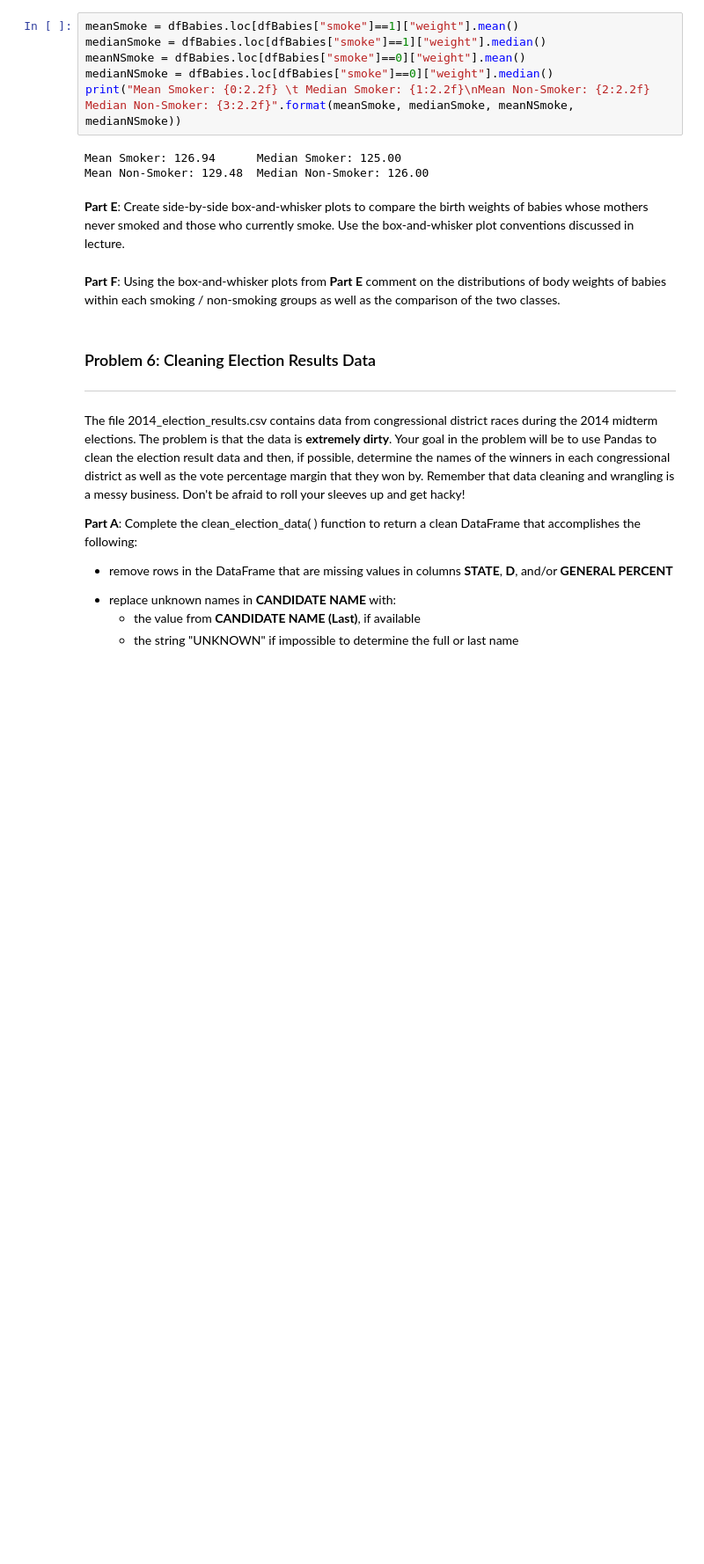
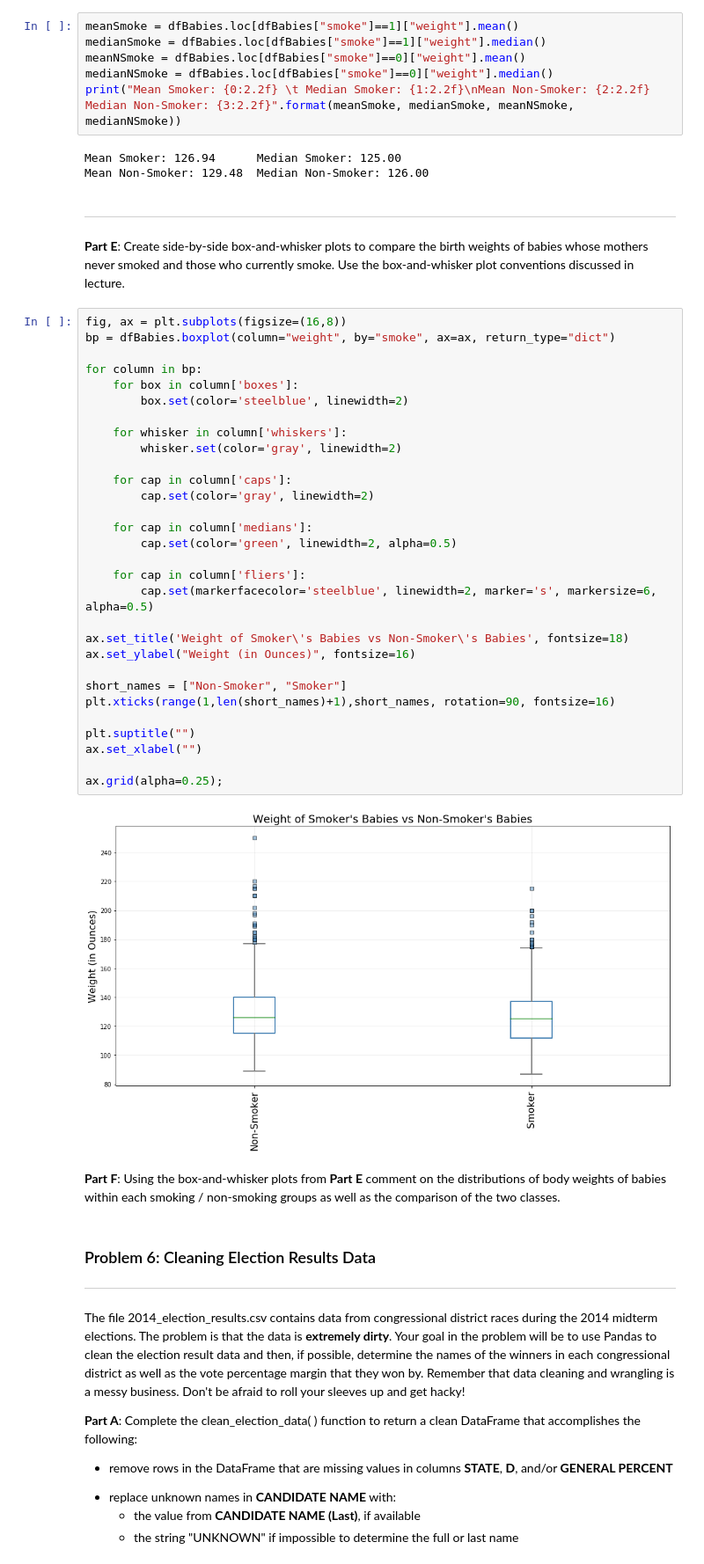
Before and after one commit to scuthbert/DataScience, a Jupyter notebook: hmwk/hmwk01/hmwk01.ipynb, the cells around one changed output. Shown: that part at 88% size. Saved outputs shown, nothing was run; the diff lists cells and outputs as text; blank space fills up the shorter version.

```diff
--- a/hmwk/hmwk01/hmwk01.ipynb
+++ b/hmwk/hmwk01/hmwk01.ipynb
@@ -221,8 +239,42 @@ print("Mean Smoker: {0:2.2f} \t Median Smoker: {1:2.2f}\nMean Non-Smoker: {2:2.2
 # %% [output]
 Mean Smoker: 126.94      Median Smoker: 125.00
 Mean Non-Smoker: 129.48  Median Non-Smoker: 126.00
+# %% [markdown]
+****
 # %% [markdown]
 **Part E**: Create side-by-side box-and-whisker plots to compare the birth weights of babies whose mothers never smoked and those who currently smoke.  Use the box-and-whisker plot conventions discussed in lecture.
+# %%
+fig, ax = plt.subplots(figsize=(16,8))
+bp = dfBabies.boxplot(column="weight", by="smoke", ax=ax, return_type="dict")
+
+for column in bp:
+    for box in column['boxes']:
+        box.set(color='steelblue', linewidth=2)
+
+    for whisker in column['whiskers']:
+        whisker.set(color='gray', linewidth=2)
+
+    for cap in column['caps']:
+        cap.set(color='gray', linewidth=2)
+
+    for cap in column['medians']:
+        cap.set(color='green', linewidth=2, alpha=0.5)
+
+    for cap in column['fliers']:
+        cap.set(markerfacecolor='steelblue', linewidth=2, marker='s', markersize=6, alpha=0.5)
+
+ax.set_title('Weight of Smoker\'s Babies vs Non-Smoker\'s Babies', fontsize=18)
+ax.set_ylabel("Weight (in Ounces)", fontsize=16)
+
+short_names = ["Non-Smoker", "Smoker"]
+plt.xticks(range(1,len(short_names)+1),short_names, rotation=90, fontsize=16)
+
+plt.suptitle("")
+ax.set_xlabel("")
+
+ax.grid(alpha=0.25);
+# %% [output]
+[figure, added]
 # %% [markdown]
 **Part F**: Using the box-and-whisker plots from **Part E** comment on the distributions of body weights of babies within each smoking / non-smoking groups as well as the comparison of the two classes.
 # %% [markdown]
```
Also changed, not shown: parts of 9 cells of this notebook.
